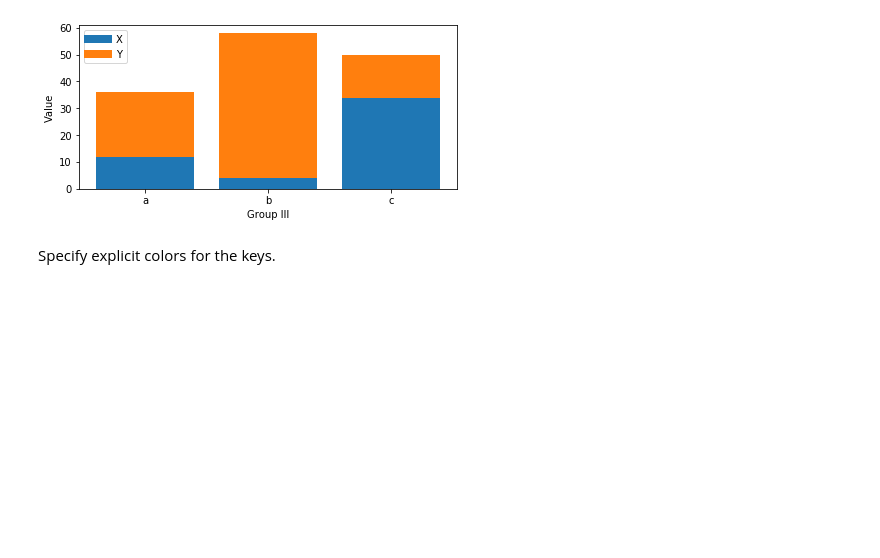
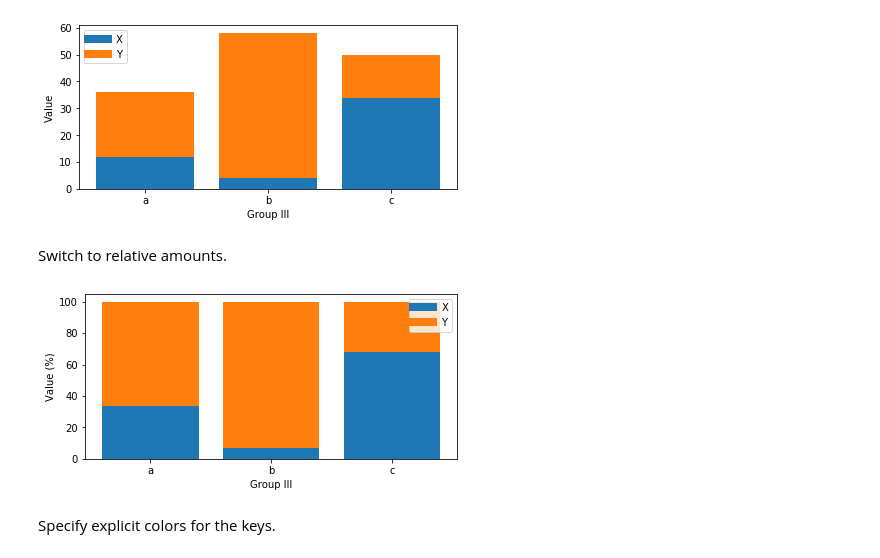
Before and after one commit to mastersign/mastersign-datascience, a Jupyter notebook: demo-plot.ipynb, the cells around one changed output. Saved outputs shown, nothing was run; the diff lists cells and outputs as text; code cells hidden in the pictures; blank space fills up the shorter version.

```diff
--- a/demo-plot.ipynb
+++ b/demo-plot.ipynb
@@ -216,6 +216,13 @@ pl.bar_groups(data_1, 'value', key_column='group2', label_column='group3',
               stack=True, figsize=(6, 3))
 # %% [output]
 [figure]
+# %% [markdown]
+Switch to relative amounts.
+# %%
+pl.bar_groups(data_1, 'value', key_column='group2', label_column='group3',
+              stack=True, relative=True, figsize=(6, 3))
+# %% [output]
+[figure, added]
 # %% [markdown]
 Specify explicit colors for the keys.
 # %%
```
Also changed, not shown: parts of 6 cells of this notebook, 1 other file.
